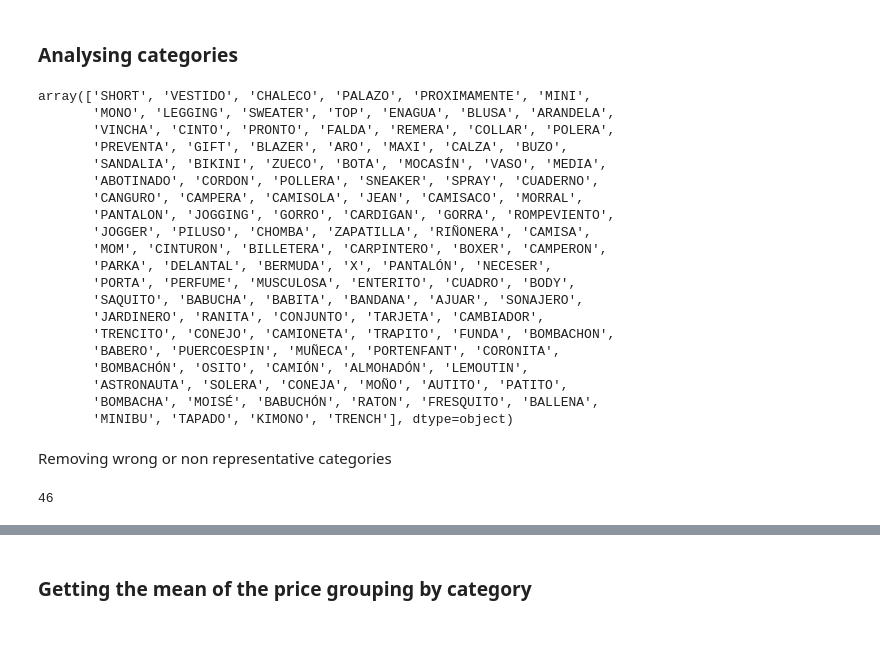
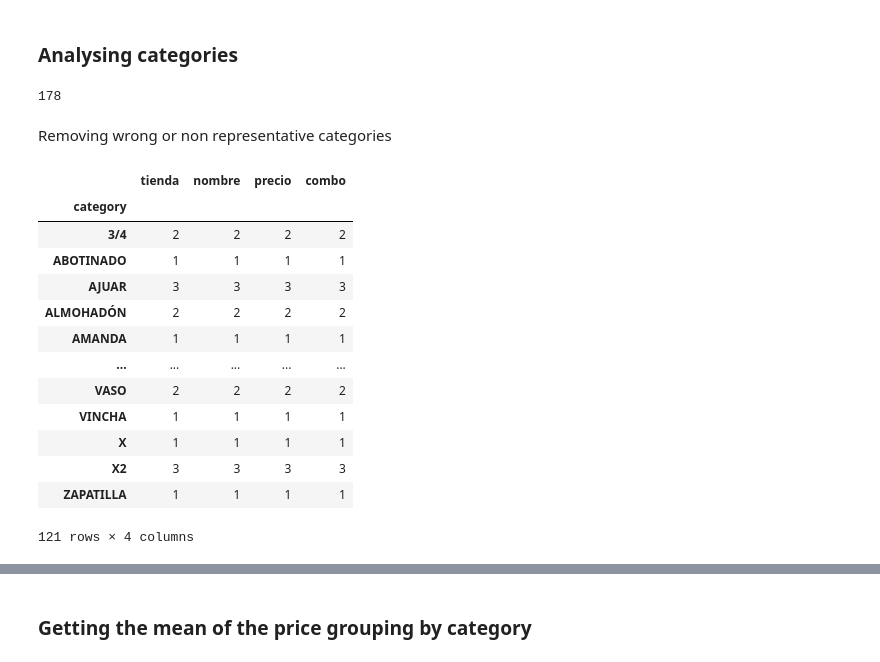
Before and after one commit to brunojaime/scrapping_clothe_stores, a Jupyter notebook: scrapping_tienda_ropa.ipynb, the cells around one changed output, grey strips where cells are left out. Cells and saved outputs as stored; diff of their text form; code cells hidden in the pictures; blank space fills up the shorter version.

```diff
--- a/scrapping_tienda_ropa.ipynb
+++ b/scrapping_tienda_ropa.ipynb
@@ -268,34 +347,28 @@ df_tiendas_nube
 # %% [markdown]
 ### Analysing categories
 # %%
-df_tiendas_nube['category'].unique()
+df_tiendas_nube['category'].unique().size
 # %% [output]
-array(['SHORT', 'VESTIDO', 'CHALECO', 'PALAZO', 'PROXIMAMENTE', 'MINI',
-       'MONO', 'LEGGING', 'SWEATER', 'TOP', 'ENAGUA', 'BLUSA', 'ARANDELA',
-       'VINCHA', 'CINTO', 'PRONTO', 'FALDA', 'REMERA', 'COLLAR', 'POLERA',
-       'PREVENTA', 'GIFT', 'BLAZER', 'ARO', 'MAXI', 'CALZA', 'BUZO',
-       'SANDALIA', 'BIKINI', 'ZUECO', 'BOTA', 'MOCASÍN', 'VASO', 'MEDIA',
-       'ABOTINADO', 'CORDON', 'POLLERA', 'SNEAKER', 'SPRAY', 'CUADERNO',
-       'CANGURO', 'CAMPERA', 'CAMISOLA', 'JEAN', 'CAMISACO', 'MORRAL',
-       'PANTALON', 'JOGGING', 'GORRO', 'CARDIGAN', 'GORRA', 'ROMPEVIENTO',
-       'JOGGER', 'PILUSO', 'CHOMBA', 'ZAPATILLA', 'RIÑONERA', 'CAMISA',
-       'MOM', 'CINTURON', 'BILLETERA', 'CARPINTERO', 'BOXER', 'CAMPERON',
-       'PARKA', 'DELANTAL', 'BERMUDA', 'X', 'PANTALÓN', 'NECESER',
-       'PORTA', 'PERFUME', 'MUSCULOSA', 'ENTERITO', 'CUADRO', 'BODY',
-       'SAQUITO', 'BABUCHA', 'BABITA', 'BANDANA', 'AJUAR', 'SONAJERO',
-       'JARDINERO', 'RANITA', 'CONJUNTO', 'TARJETA', 'CAMBIADOR',
-       'TRENCITO', 'CONEJO', 'CAMIONETA', 'TRAPITO', 'FUNDA', 'BOMBACHON',
-       'BABERO', 'PUERCOESPIN', 'MUÑECA', 'PORTENFANT', 'CORONITA',
-       'BOMBACHÓN', 'OSITO', 'CAMIÓN', 'ALMOHADÓN', 'LEMOUTIN',
-       'ASTRONAUTA', 'SOLERA', 'CONEJA', 'MOÑO', 'AUTITO', 'PATITO',
-       'BOMBACHA', 'MOISÉ', 'BABUCHÓN', 'RATON', 'FRESQUITO', 'BALLENA',
-       'MINIBU', 'TAPADO', 'KIMONO', 'TRENCH'], dtype=object)
+178
 # %% [markdown]
 Removing wrong or non representative categories
 # %%
 category_group = df_tiendas_nube.groupby('category').count()
 cat = category_group[category_group['tienda']==1].sort_values('tienda',ascending=True)
-cat['tienda'].count()
+category_group[category_group['tienda']<5]
 # %% [output]
+|  | tienda | nombre | precio | combo |
+| category |  |  |  |  |
+| 3/4 | 2 | 2 | 2 | 2 |
+| ABOTINADO | 1 | 1 | 1 | 1 |
+| AJUAR | 3 | 3 | 3 | 3 |
+| ALMOHADÓN | 2 | 2 | 2 | 2 |
+| AMANDA | 1 | 1 | 1 | 1 |
+| ... | ... | ... | ... | ... |
+| VASO | 2 | 2 | 2 | 2 |
+| VINCHA | 1 | 1 | 1 | 1 |
+| X | 1 | 1 | 1 | 1 |
+| X2 | 3 | 3 | 3 | 3 |
+| ZAPATILLA | 1 | 1 | 1 | 1 |
-46
+121 rows × 4 columns
 # %%
```
Also changed, not shown: parts of 14 cells of this notebook.
